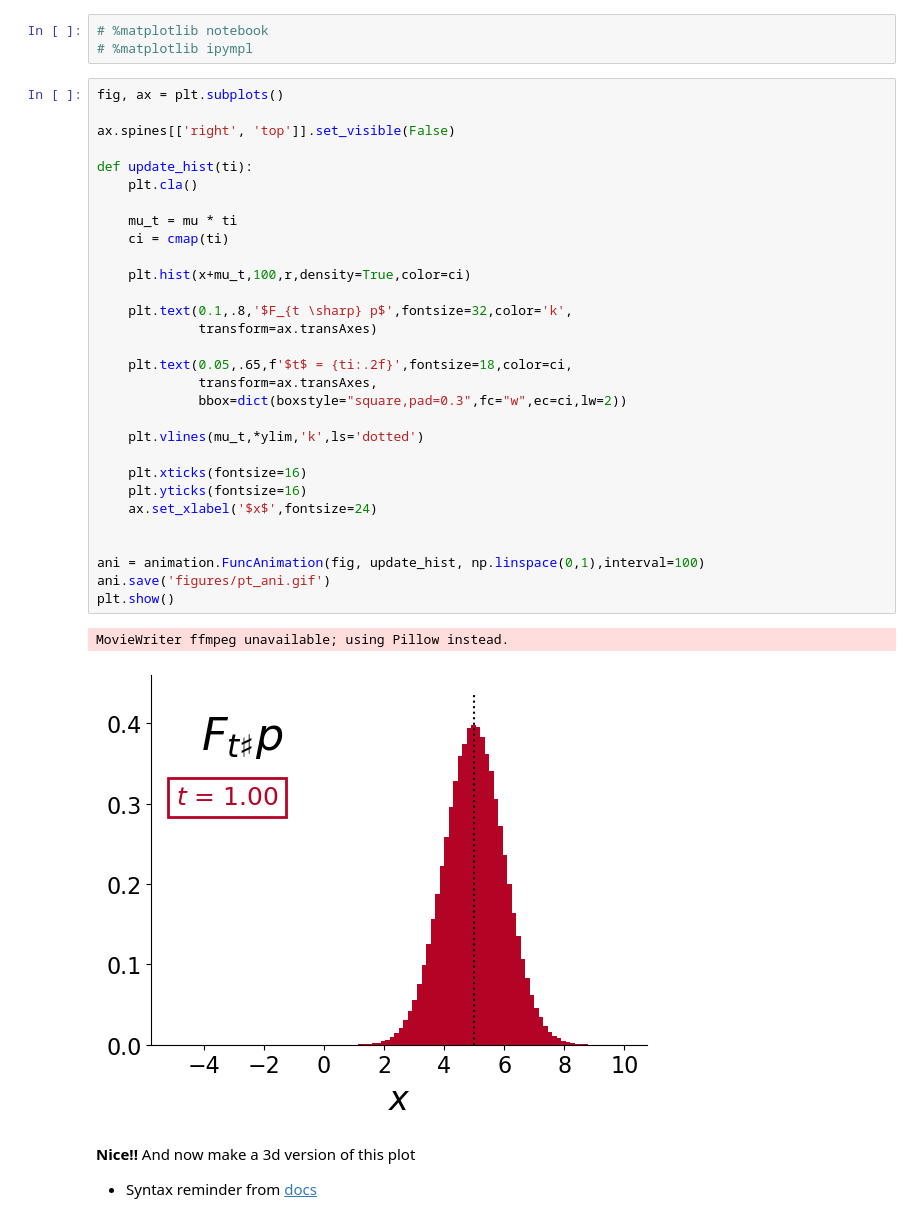
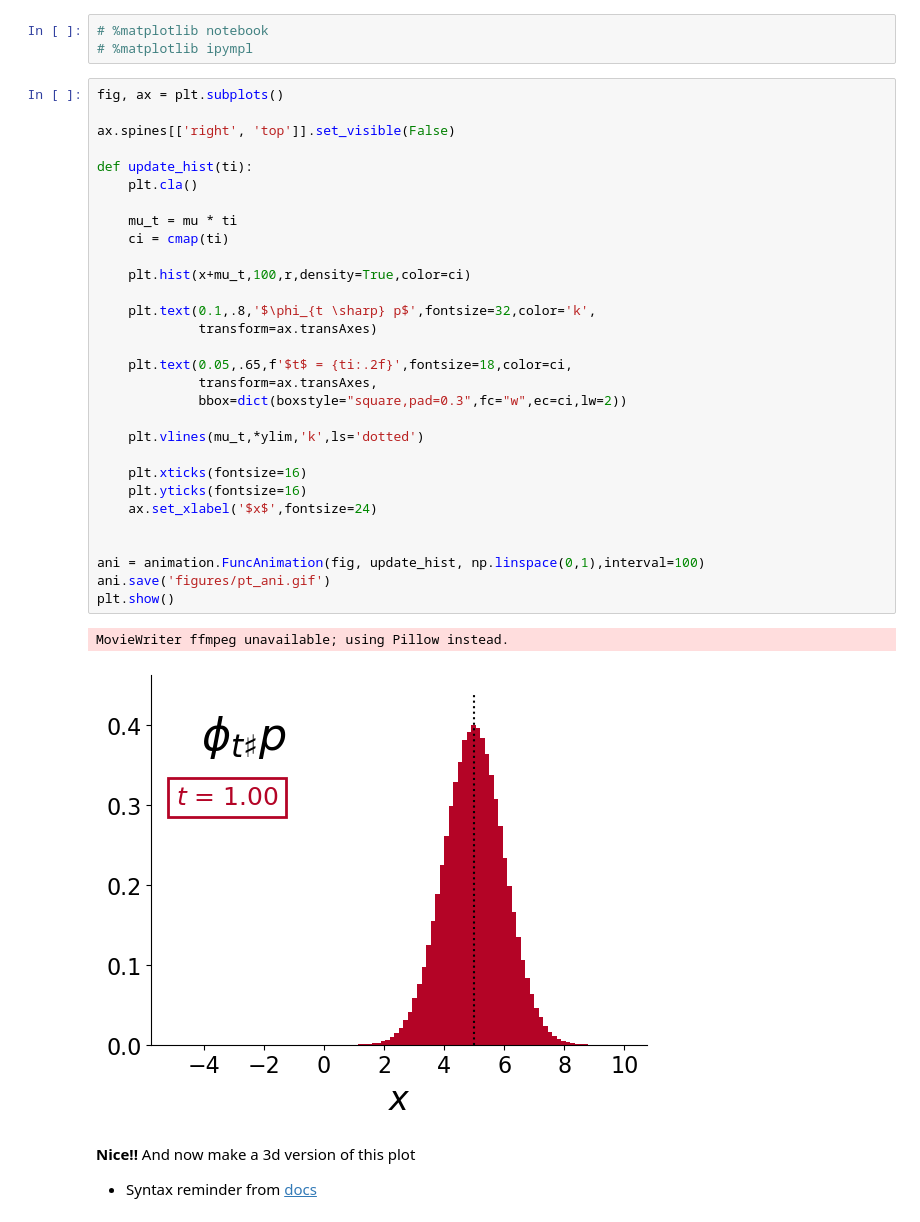
Before and after one commit to odsl-team/genAI-Days, a Jupyter notebook: 02_flow_matching/Lecture-plots.ipynb, the cells around one changed output. Drawn from its saved outputs; the diff is of its cells as text.

```diff
--- a/02_flow_matching/Lecture-plots.ipynb
+++ b/02_flow_matching/Lecture-plots.ipynb
@@ -126,35 +126,35 @@ cmap = mpl.colormaps['coolwarm']
 fig, ax = plt.subplots()
 
 ax.spines[['right', 'top']].set_visible(False)
 
 def update_hist(ti):
     plt.cla()
 
     mu_t = mu * ti
     ci = cmap(ti)
 
     plt.hist(x+mu_t,100,r,density=True,color=ci)
 
-    plt.text(0.1,.8,'$F_{t \sharp} p$',fontsize=32,color='k',
+    plt.text(0.1,.8,'$\phi_{t \sharp} p$',fontsize=32,color='k',
              transform=ax.transAxes)
 
     plt.text(0.05,.65,f'$t$ = {ti:.2f}',fontsize=18,color=ci,
              transform=ax.transAxes,
              bbox=dict(boxstyle="square,pad=0.3",fc="w",ec=ci,lw=2))
 
     plt.vlines(mu_t,*ylim,'k',ls='dotted')
 
     plt.xticks(fontsize=16)
     plt.yticks(fontsize=16)
     ax.set_xlabel('$x$',fontsize=24)
 
 
 ani = animation.FuncAnimation(fig, update_hist, np.linspace(0,1),interval=100)
 ani.save('figures/pt_ani.gif')
 plt.show()
 # %% [output]
 MovieWriter ffmpeg unavailable; using Pillow instead.
-[figure, old version]
+[figure, new version]
 # %% [markdown]
 **Nice!!** And now make a 3d version of this plot
 
```
Also changed, not shown: parts of 11 cells of this notebook, 9 other files.
